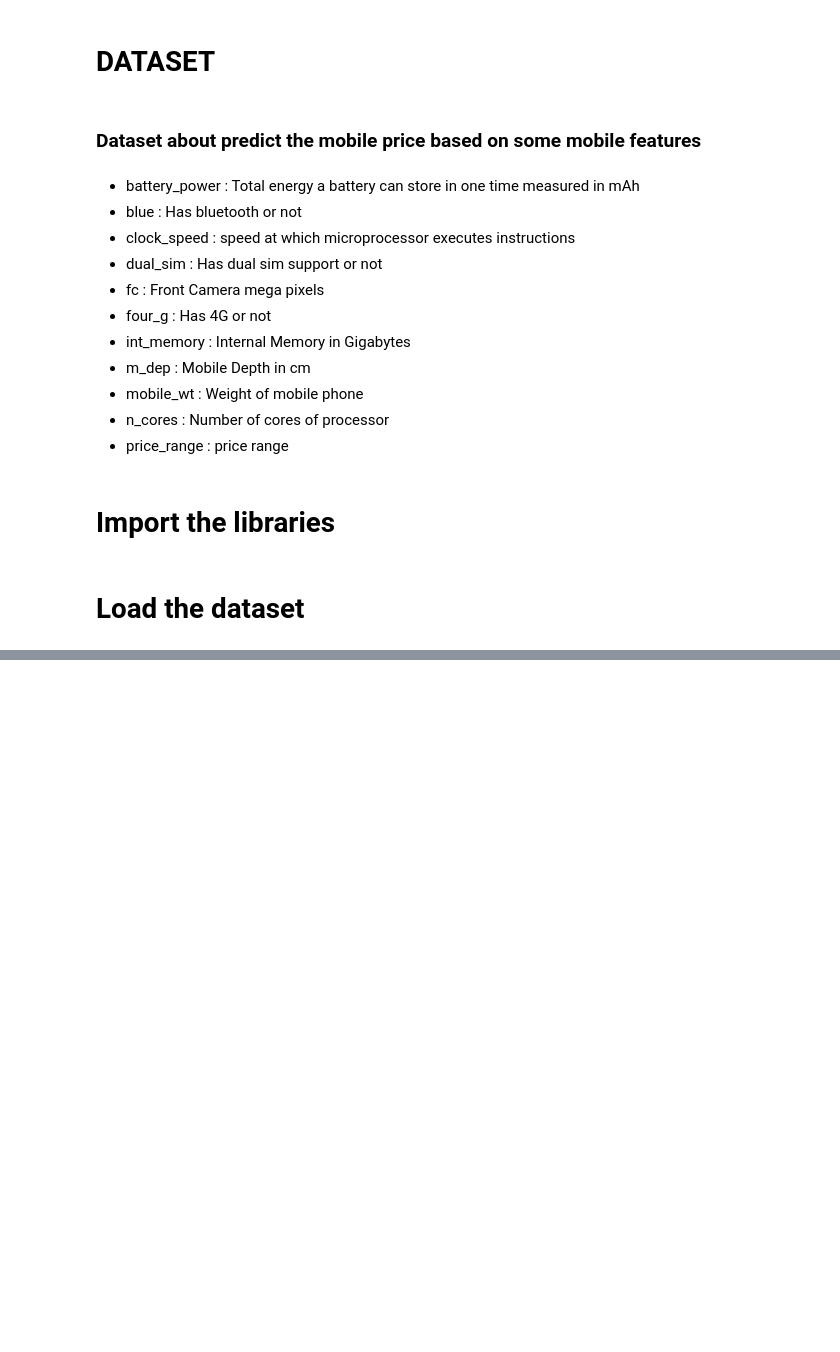
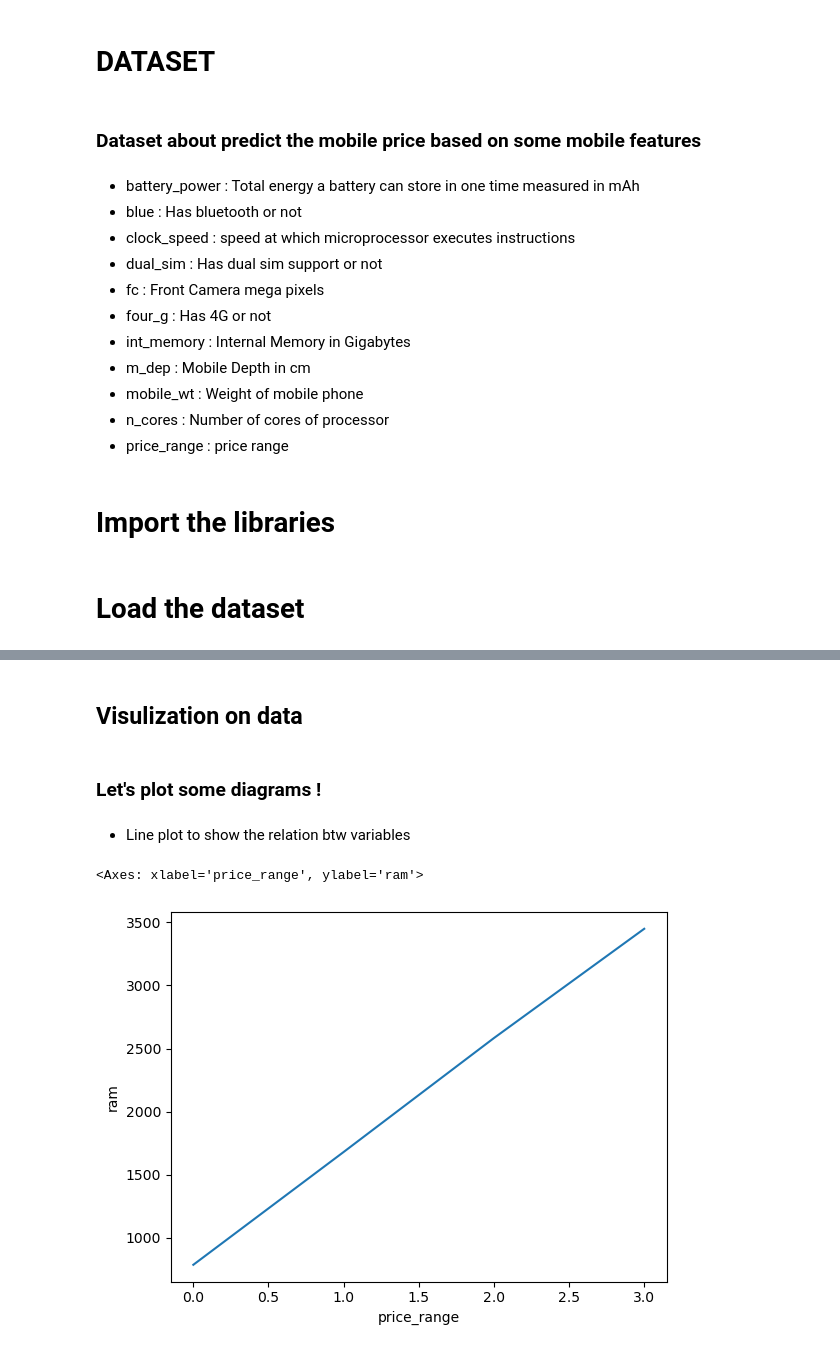
Before and after one commit to GlioualYassine/DATASCIENCE, a Jupyter notebook: Mobile Price Classification/Mobile Price Classification.ipynb, the cells around one changed output, grey strips where cells are left out. Cells and saved outputs as stored; diff of their text form; code cells hidden in the pictures; blank space fills up the shorter version.

Commit message:
starting data exploration

```diff
--- a/Mobile Price Classification/Mobile Price Classification.ipynb
+++ b/Mobile Price Classification/Mobile Price Classification.ipynb
@@ -24,2 +31,4 @@ import seaborn as sns
 # %% [markdown]
 # Load the dataset
+# %%
+df = pd.read_csv('train.csv')
@@ -25,0 +116,11 @@ import seaborn as sns
+# %% [markdown]
+## Visulization on data
+# %% [markdown]
+### Let's plot some diagrams !
+# %% [markdown]
+* Line plot to show the relation btw  variables
+# %%
+sns.lineplot(data=df , x='price_range',y='ram',errorbar=None)
+# %% [output]
+<Axes: xlabel='price_range', ylabel='ram'>
+[figure, added]
```
Also changed, not shown: parts of 23 cells of this notebook.
